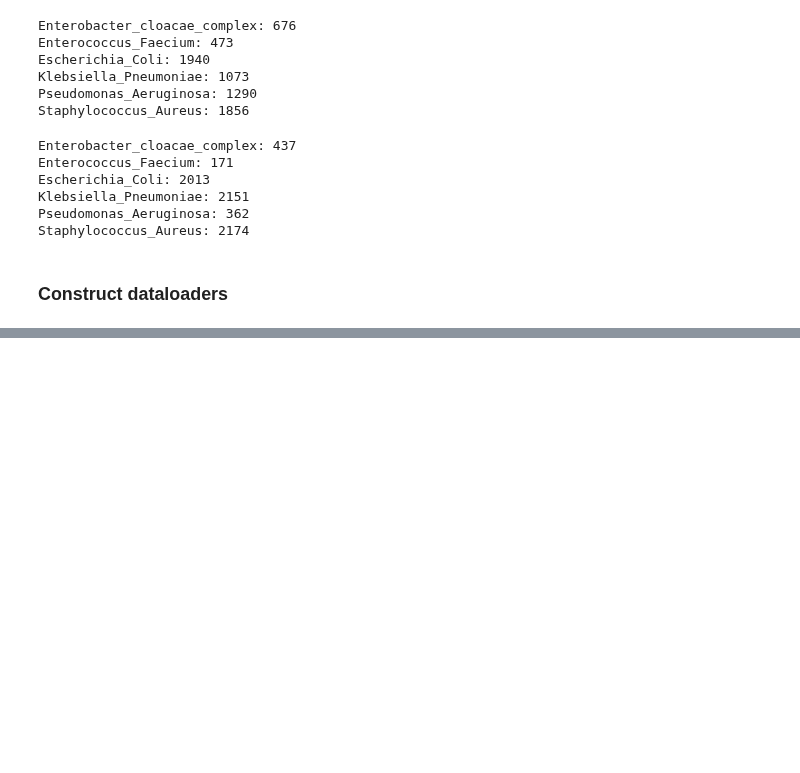
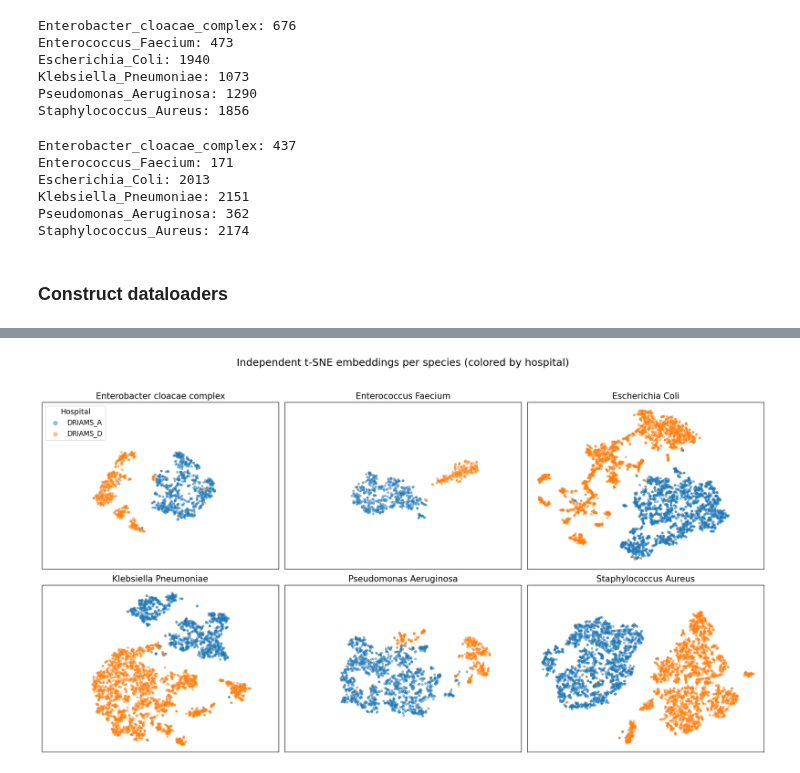
Before and after one commit to alexgaarciia/MALDIAlign, a Jupyter notebook: 02_models/multivae_model.ipynb, the cells around one changed output, grey strips where cells are left out. Cells and saved outputs as stored; diff of their text form; code cells hidden in the pictures; blank space fills up the shorter version.

```diff
--- a/02_models/multivae_model.ipynb
+++ b/02_models/multivae_model.ipynb
@@ -206,0 +364,6 @@ class MultiVAE_Extended(MultiVAE):
+# %%
+df_all, tsne_results = compute_tsne_per_species(mus_all, label_final, meta_final)
+# %%
+plot_tsne_species(df_all, tsne_results)
+# %% [output]
+[figure, added]
```
Also changed, not shown: parts of 30 cells of this notebook, 1 other file.
